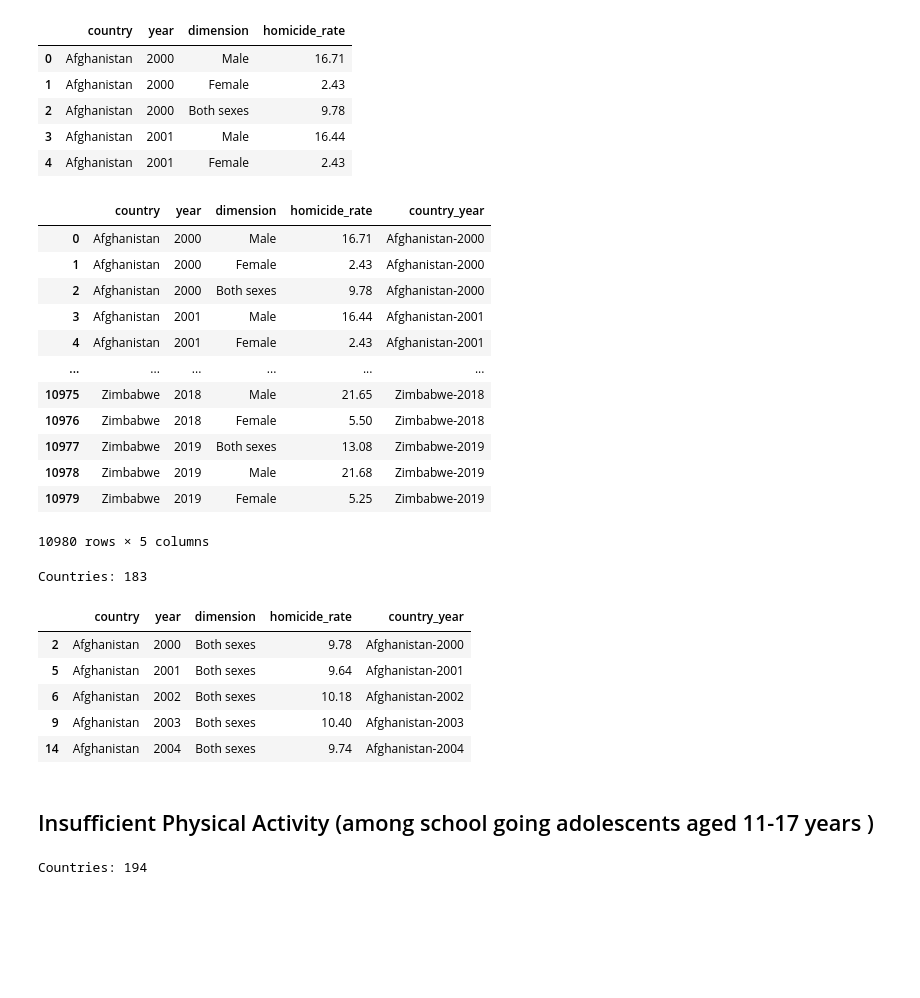
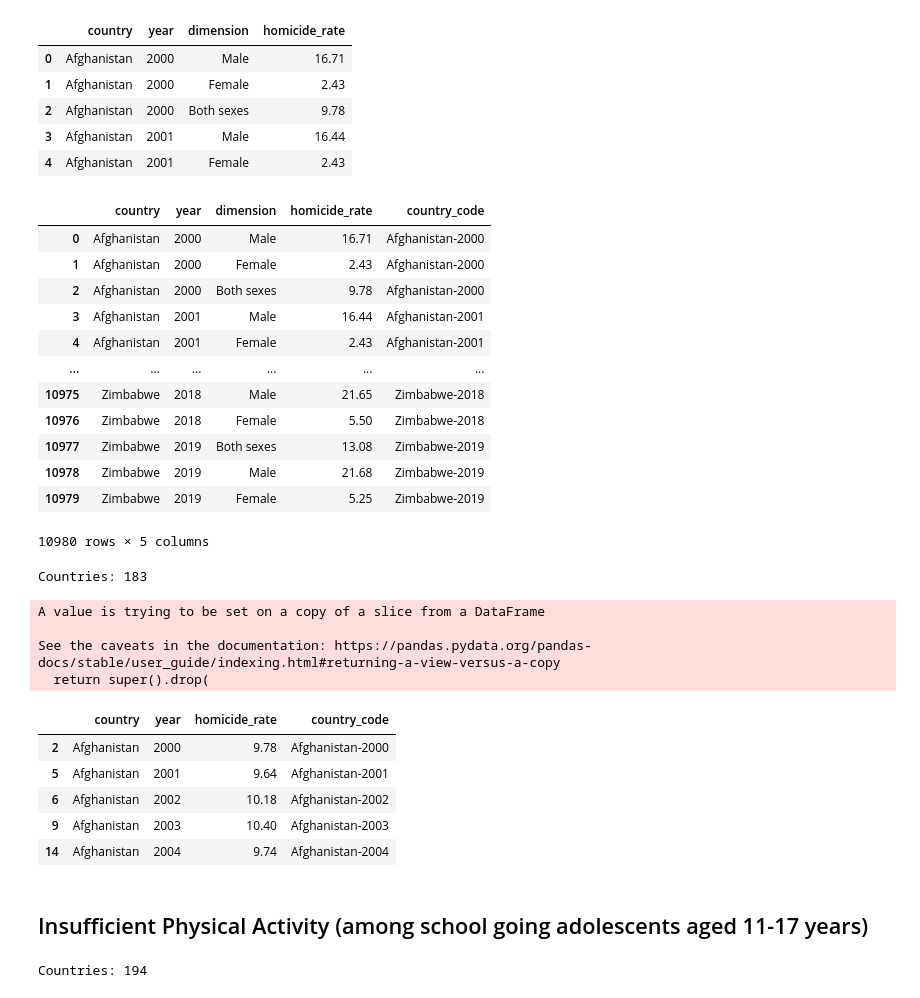
Before and after one commit to anajuarezar/Suicide-Analysis, a Jupyter notebook: data/WHO_Exploration.ipynb, the cells around one changed output. Drawn from its saved outputs; the diff is of its cells as text; code cells hidden in the pictures; blank space fills up the shorter version.

```diff
--- a/data/WHO_Exploration.ipynb
+++ b/data/WHO_Exploration.ipynb
@@ -147,11 +149,11 @@ Countries: 183
 clean_df = df.loc[(df['year'] >= start_year) & ((df['year'] <= end_year))]
 clean_df.reset_index(drop=True, inplace=True)
 # %%
-clean_df['country_year'] = clean_df['country'] + "-" + clean_df['year'].astype(str)
+clean_df['country_code'] = clean_df['country'] + "-" + clean_df['year'].astype(str)
 # %%
 clean_df
 # %% [output]
-|  | country | year | dimension | homicide_rate | country_year |
+|  | country | year | dimension | homicide_rate | country_code |
 | 0 | Afghanistan | 2000 | Male | 16.71 | Afghanistan-2000 |
 | 1 | Afghanistan | 2000 | Female | 2.43 | Afghanistan-2000 |
 | 2 | Afghanistan | 2000 | Both sexes | 9.78 | Afghanistan-2000 |
@@ -166,21 +168,26 @@ clean_df
 10980 rows × 5 columns
 # %%
 extract_df = clean_df.loc[df['dimension'] == "Both sexes"]
+extract_df.drop(['dimension'], axis=1, inplace=True)
 
 print ('Countries:', clean_df['country'].nunique())
 extract_df.head()
 # %% [output]
 Countries: 183
+A value is trying to be set on a copy of a slice from a DataFrame
+
+See the caveats in the documentation: https://pandas.pydata.org/pandas-docs/stable/user_guide/indexing.html#returning-a-view-versus-a-copy
+  return super().drop(
-|  | country | year | dimension | homicide_rate | country_year |
-| 2 | Afghanistan | 2000 | Both sexes | 9.78 | Afghanistan-2000 |
-| 5 | Afghanistan | 2001 | Both sexes | 9.64 | Afghanistan-2001 |
-| 6 | Afghanistan | 2002 | Both sexes | 10.18 | Afghanistan-2002 |
-| 9 | Afghanistan | 2003 | Both sexes | 10.40 | Afghanistan-2003 |
-| 14 | Afghanistan | 2004 | Both sexes | 9.74 | Afghanistan-2004 |
+|  | country | year | homicide_rate | country_code |
+| 2 | Afghanistan | 2000 | 9.78 | Afghanistan-2000 |
+| 5 | Afghanistan | 2001 | 9.64 | Afghanistan-2001 |
+| 6 | Afghanistan | 2002 | 10.18 | Afghanistan-2002 |
+| 9 | Afghanistan | 2003 | 10.40 | Afghanistan-2003 |
+| 14 | Afghanistan | 2004 | 9.74 | Afghanistan-2004 |
 # %%
 extract_df.to_csv("clean/extract_homicide_rate.csv", index=False)
 # %% [markdown]
-## Insufficient Physical Activity (among school going adolescents aged 11-17 years )
+## Insufficient Physical Activity (among school going adolescents aged 11-17 years)
 # %%
 ## Set input file
 filename = 'who_insufficient_activity_pct.csv'
```
Also changed, not shown: parts of 9 cells of this notebook, 6 other files.
